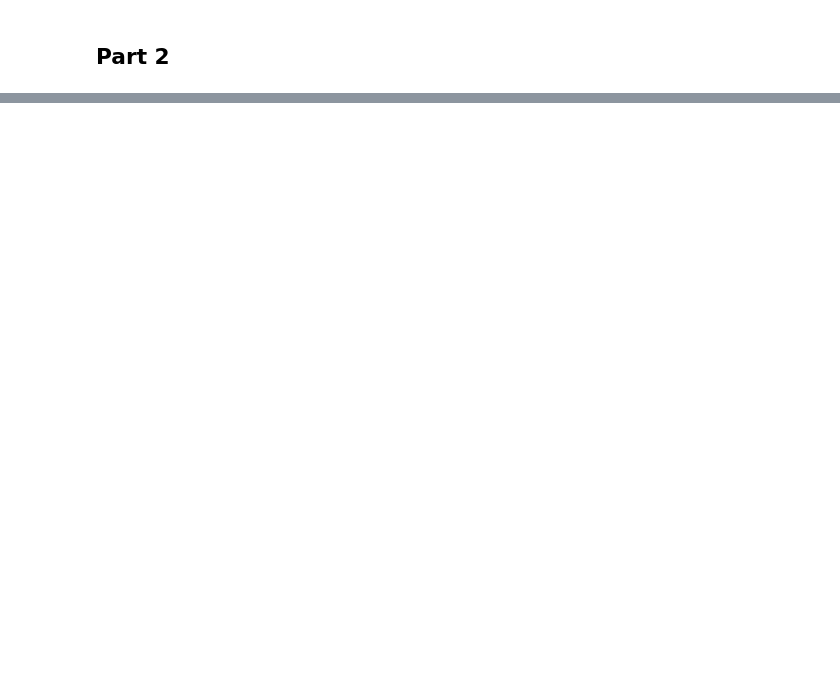
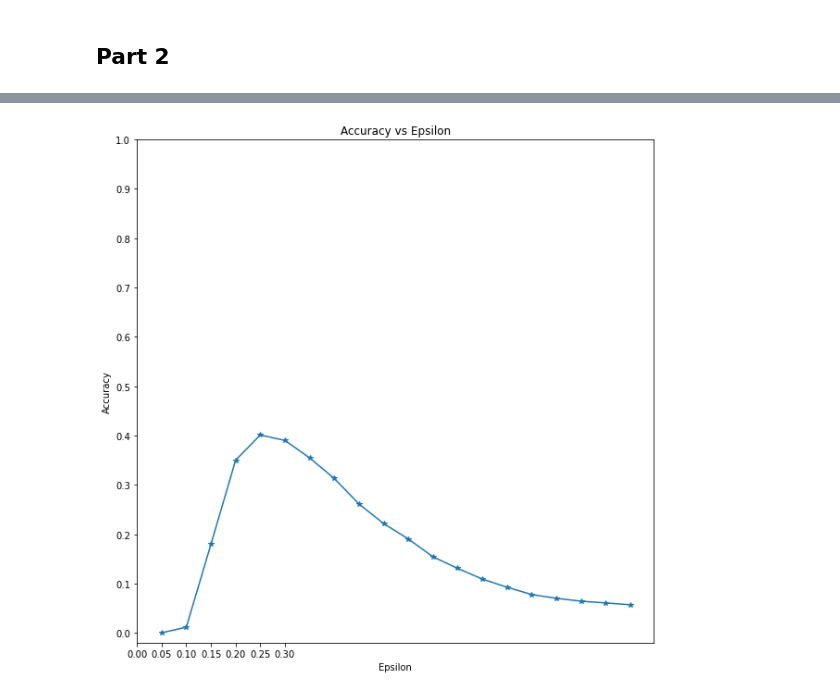
Before and after one commit to oliolo/D7047E-Advanced-DL, a Jupyter notebook: Labs/Lab-5/Task2.ipynb, the cells around one changed output, grey strips where cells are left out. Drawn from its saved outputs; the diff is of its cells as text; code cells hidden in the pictures; blank space fills up the shorter version.

```diff
--- a/Labs/Lab-5/Task2.ipynb
+++ b/Labs/Lab-5/Task2.ipynb
@@ -231,7 +245,7 @@ plt.show()
 Part 2
 ---------
 # %%
-def test( model, test_loader, epsilon ):
+def part2( model, epsilon ):
     # Accuracy counter
     correct = 0
     total = 0
@@ -287,7 +301,7 @@ def test( model, test_loader, epsilon ):
 
     # Calculate final accuracy for this epsilon
     final_acc = correct/total
-    print("Epsilon: {}\tTest Accuracy = {} / {} = {}".format(epsilon, correct, len(test_loader), final_acc))
+    print("Epsilon: {}\tTest Accuracy = {} / {} = {}".format(epsilon, correct, total, final_acc))
 
     # Return the accuracy and an adversarial example
     return final_acc, adv_examples
@@ -296,0 +308,11 @@ ValueError: not enough values to unpack (expected 3, got 1)
+# %%
+accuracies = []
+examples = []
+epsilons = [.05, .1, .15, .2, .25, .3, .35, .4, .45, .5, .55, .6, .65, .7, .75, .8, .85, .9, .95, 1]
+
+
+# Run test for each epsilon
+for eps in epsilons:
+    acc, ex = part2(model_mnist, eps)
+    accuracies.append(acc)
+    examples.append(ex)
@@ -296,0 +340,11 @@ ValueError: not enough values to unpack (expected 3, got 1)
+# %%
+plt.figure(figsize=(10,10))
+plt.plot(epsilons, accuracies, "*-")
+plt.yticks(np.arange(0, 1.1, step=0.1))
+plt.xticks(np.arange(0, .35, step=0.05))
+plt.title("Accuracy vs Epsilon")
+plt.xlabel("Epsilon")
+plt.ylabel("Accuracy")
+plt.show()
+# %% [output]
+[figure, added]
```
Also changed, not shown: parts of 9 cells of this notebook.
